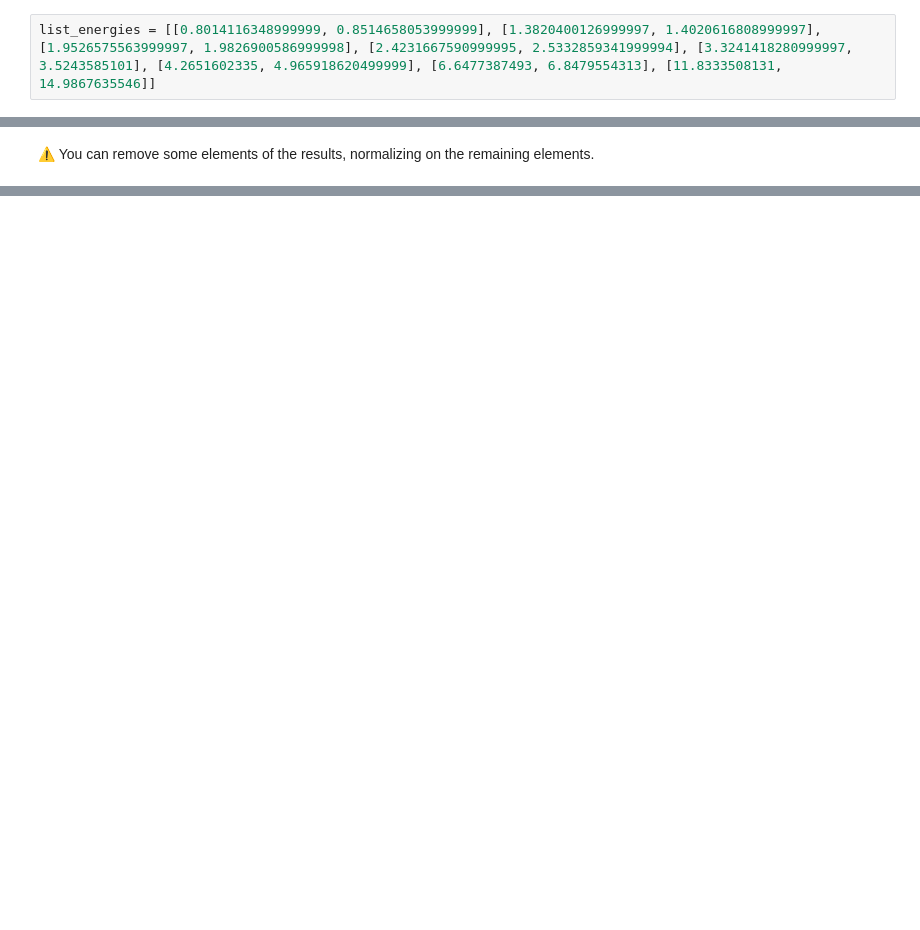
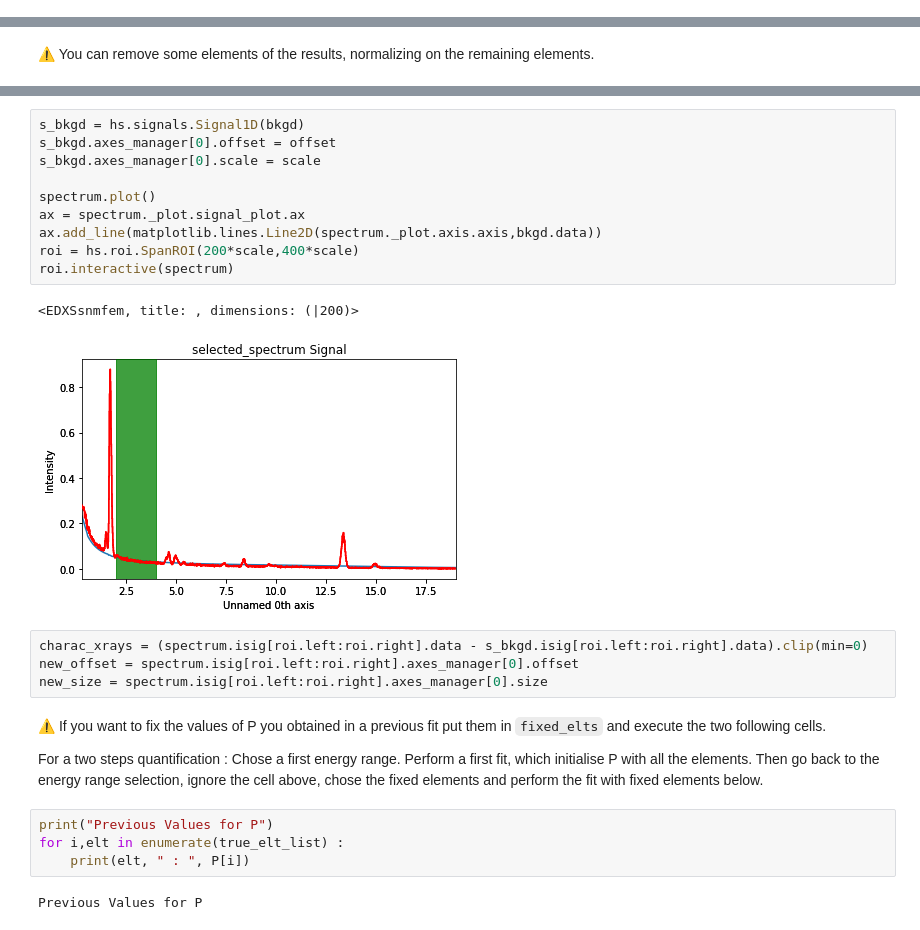
Before and after one commit to adriente/espm, a Jupyter notebook: notebooks/spectrum_fit.ipynb, the cells around one changed output, grey strips where cells are left out. Cells and saved outputs as stored; diff of their text form; blank space fills up the shorter version.

```diff
--- a/notebooks/spectrum_fit.ipynb
+++ b/notebooks/spectrum_fit.ipynb
@@ -172,2 +69,0 @@ list_energies = [[roi.left,roi.right] for roi in spans]
-# %%
-list_energies = [[0.8014116348999999, 0.8514658053999999], [1.3820400126999997, 1.4020616808999997], [1.9526575563999997, 1.9826900586999998], [2.4231667590999995, 2.5332859341999994], [3.3241418280999997, 3.5243585101], [4.2651602335, 4.965918620499999], [6.6477387493, 6.8479554313], [11.8333508131, 14.9867635546]]
@@ -421,0 +297,27 @@ for i in range(r.shape[0]) :
+# %%
+s_bkgd = hs.signals.Signal1D(bkgd)
+s_bkgd.axes_manager[0].offset = offset
+s_bkgd.axes_manager[0].scale = scale
+
+spectrum.plot()
+ax = spectrum._plot.signal_plot.ax
+ax.add_line(matplotlib.lines.Line2D(spectrum._plot.axis.axis,bkgd.data))
+roi = hs.roi.SpanROI(200*scale,400*scale)
+roi.interactive(spectrum)
+# %% [output]
+<EDXSsnmfem, title: , dimensions: (|200)>
+[figure, added]
+# %%
+charac_xrays = (spectrum.isig[roi.left:roi.right].data - s_bkgd.isig[roi.left:roi.right].data).clip(min=0)
+new_offset = spectrum.isig[roi.left:roi.right].axes_manager[0].offset
+new_size = spectrum.isig[roi.left:roi.right].axes_manager[0].size
+# %% [markdown]
+⚠️ If you want to fix the values of P you obtained in a previous fit put them in ``fixed_elts`` and execute the two following cells.
+
+For a two steps quantification : Chose a first energy range. Perform a first fit, which initialise P with all the elements. Then go back to the energy range selection, ignore the cell above, chose the fixed elements and perform the fit with fixed elements below.
+# %%
+print("Previous Values for P")
+for i,elt in enumerate(true_elt_list) :
+    print(elt, " : ", P[i])
+# %% [output]
+Previous Values for P
```
Also changed, not shown: parts of 59 cells of this notebook, 4 other files.
